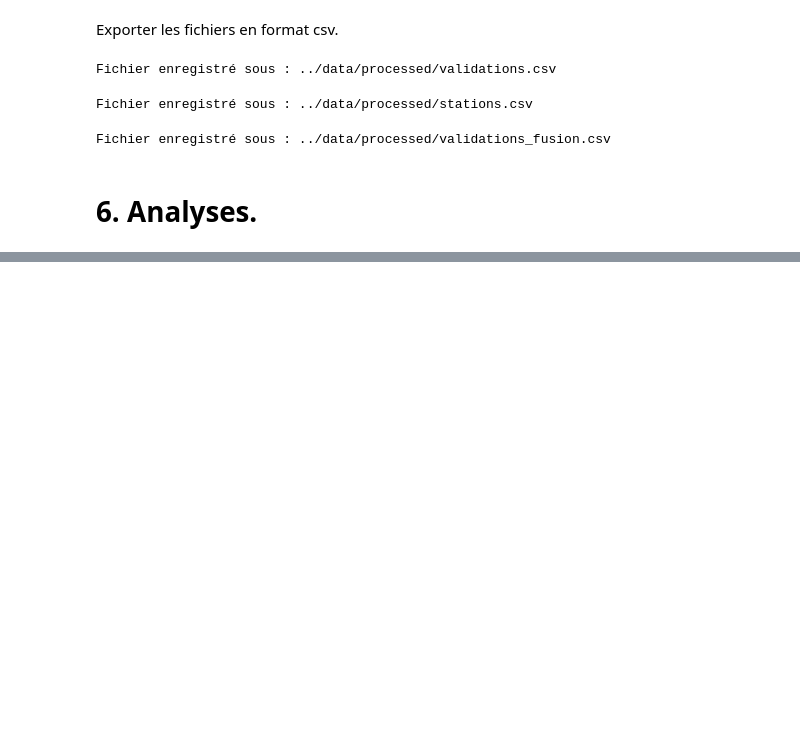
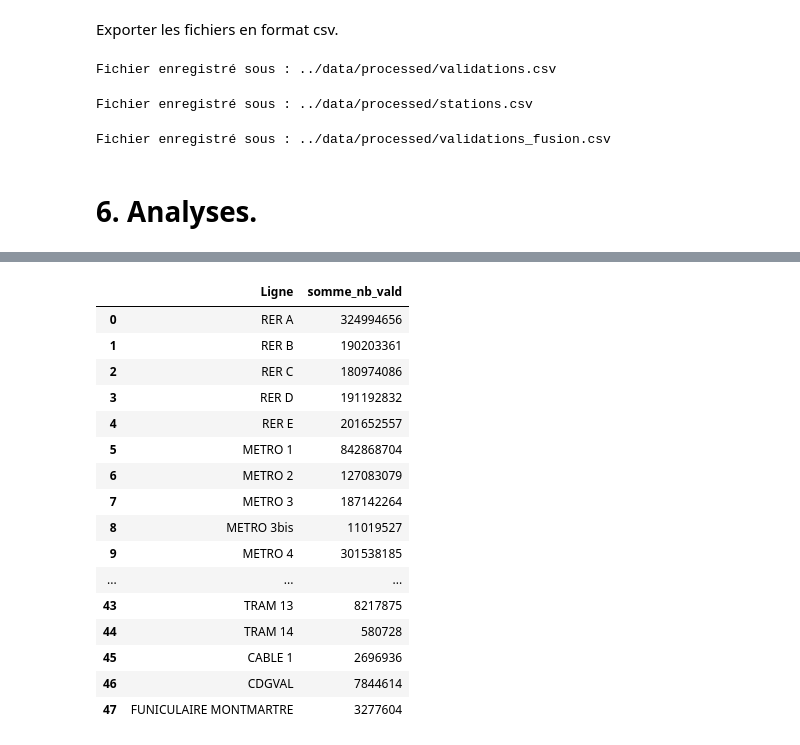
Before and after one commit to m1111111ke/idfm, a Jupyter notebook: notebooks/idfm.ipynb, the cells around one changed output, grey strips where cells are left out. Drawn from its saved outputs; the diff is of its cells as text; code cells hidden in the pictures; blank space fills up the shorter version.

```diff
--- a/notebooks/idfm.ipynb
+++ b/notebooks/idfm.ipynb
@@ -679,0 +698,29 @@ Fichier enregistré sous : ../data/processed/validations_fusion.csv
+# %%
+# List comprehension pour calculer le nombre de validations par lignes.
+
+lignes = ['RER A', 'RER B', 'RER C', 'RER D', 'RER E', 'METRO 1', 'METRO 2', 'METRO 3', 'METRO 3bis','METRO 4', 'METRO 5', 'METRO 6', 'METRO 7', 'METRO 7bis','METRO 8', 'METRO 9', 'METRO 10', 'METRO 11', 'METRO 12', 'METRO 13', 'METRO 14', 'TRAIN H', 'TRAIN J', 'TRAIN K', 'TRAIN L', 'TRAIN N', 'TRAIN P', 'TRAIN R', 'TRAIN V', 'TRAM 1', 'TRAM 2', 'TRAM 3', 'TRAM 3a', 'TRAM 3b', 'TRAM 4', 'TRAM 5', 'TRAM 6', 'TRAM 7', 'TRAM 8', 'TRAM 9', 'TRAM 10', 'TRAM 11', 'TRAM 12', 'TRAM 13', 'TRAM 14', 'CABLE 1', 'CDGVAL', 'FUNICULAIRE MONTMARTRE']
+
+lignes_df = pd.DataFrame({
+    "Ligne": lignes,
+    "somme_nb_vald": [df[df["res_com"].str.contains(l, na=False)]["nb_vald"].sum() for l in lignes]
+})
+
+lignes_df
+# %% [output]
+|  | Ligne | somme_nb_vald |
+| 0 | RER A | 324994656 |
+| 1 | RER B | 190203361 |
+| 2 | RER C | 180974086 |
+| 3 | RER D | 191192832 |
+| 4 | RER E | 201652557 |
+| 5 | METRO 1 | 842868704 |
+| 6 | METRO 2 | 127083079 |
+| 7 | METRO 3 | 187142264 |
+| 8 | METRO 3bis | 11019527 |
+| 9 | METRO 4 | 301538185 |
+| ... | ... | ... |
+| 43 | TRAM 13 | 8217875 |
+| 44 | TRAM 14 | 580728 |
+| 45 | CABLE 1 | 2696936 |
+| 46 | CDGVAL | 7844614 |
+| 47 | FUNICULAIRE MONTMARTRE | 3277604 |
```
Also changed, not shown: parts of 7 cells of this notebook.
